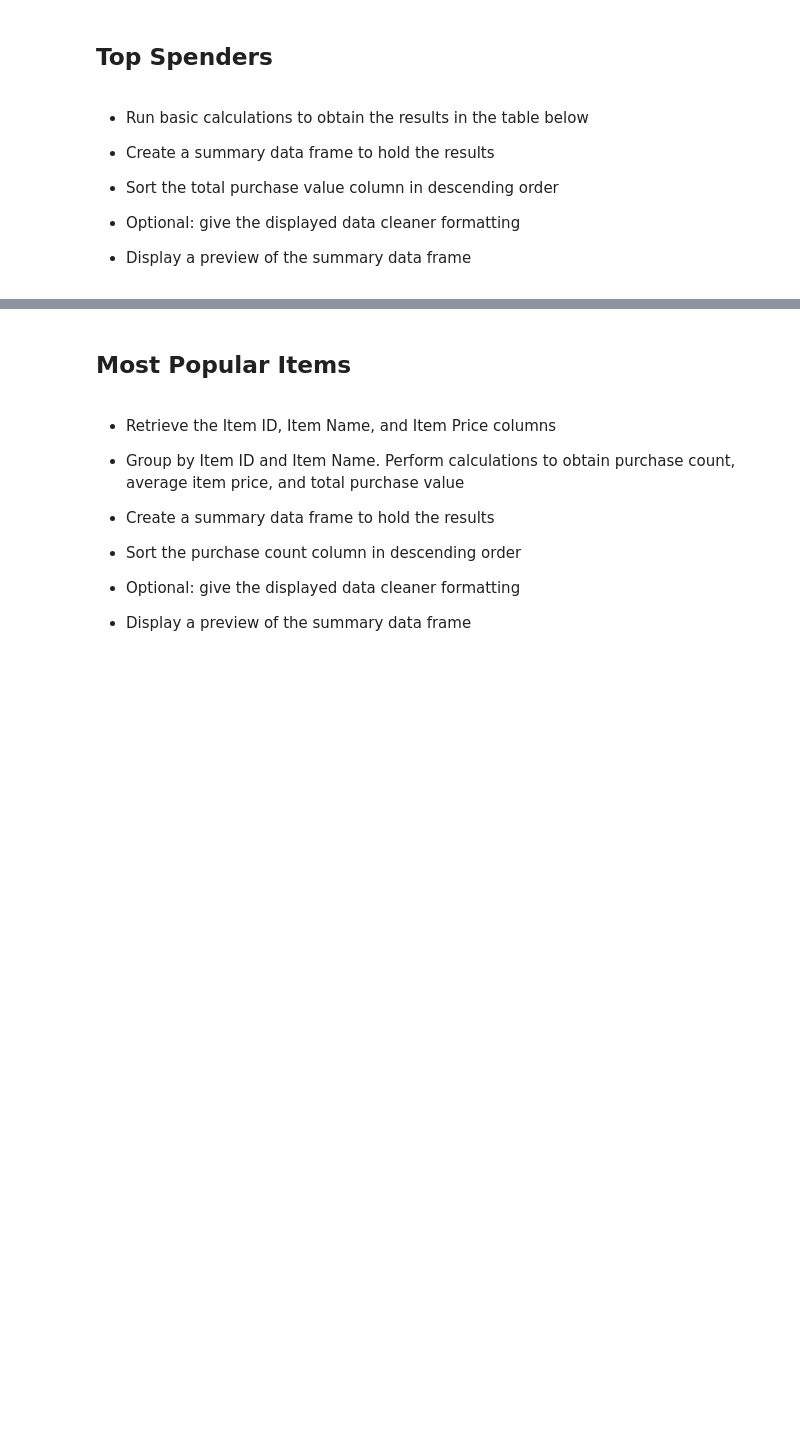
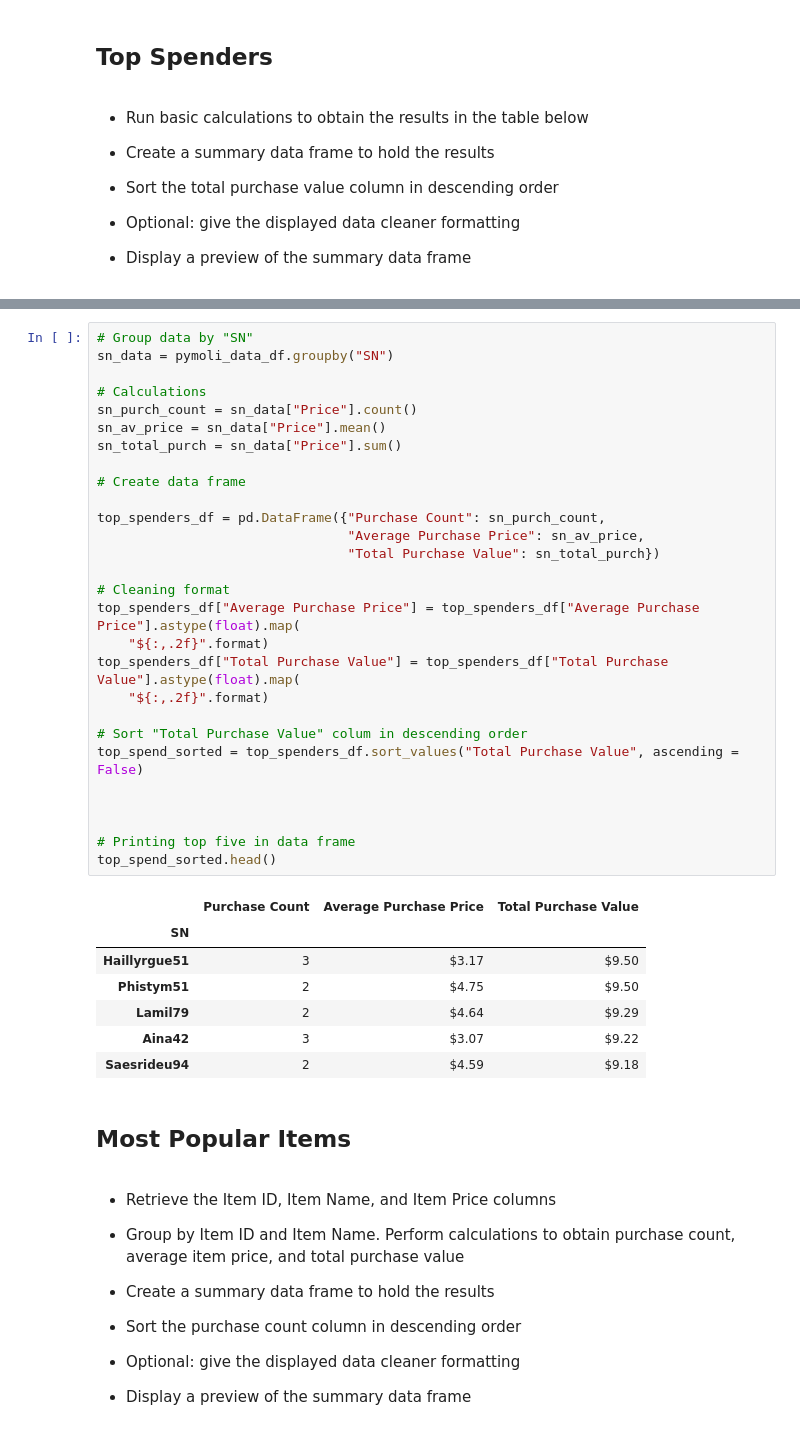
Before and after one commit to tatianafrattale/pandas-challenge, a Jupyter notebook: HeroesOfPymoli/HeroesOfPymoli_starter.ipynb, the cells around one changed output, grey strips where cells are left out. Cells and saved outputs as stored; diff of their text form; blank space fills up the shorter version.

Commit message:
topspenders calculations with errors to be fixed

```diff
--- a/HeroesOfPymoli/HeroesOfPymoli_starter.ipynb
+++ b/HeroesOfPymoli/HeroesOfPymoli_starter.ipynb
@@ -353,3 +344,39 @@ age_purch_analysis
+# %%
+# Group data by "SN"
+sn_data = pymoli_data_df.groupby("SN")
+
+# Calculations
+sn_purch_count = sn_data["Price"].count()
+sn_av_price = sn_data["Price"].mean()
+sn_total_purch = sn_data["Price"].sum()
+
+# Create data frame
+
+top_spenders_df = pd.DataFrame({"Purchase Count": sn_purch_count,
+                                "Average Purchase Price": sn_av_price,
+                                "Total Purchase Value": sn_total_purch})
+
+# Cleaning format
+top_spenders_df["Average Purchase Price"] = top_spenders_df["Average Purchase Price"].astype(float).map(
+    "${:,.2f}".format)
+top_spenders_df["Total Purchase Value"] = top_spenders_df["Total Purchase Value"].astype(float).map(
+    "${:,.2f}".format)
+
+# Sort "Total Purchase Value" colum in descending order
+top_spend_sorted = top_spenders_df.sort_values("Total Purchase Value", ascending = False)
+
+
+
+# Printing top five in data frame
+top_spend_sorted.head()
+# %% [output]
+|  | Purchase Count | Average Purchase Price | Total Purchase Value |
+| SN |  |  |  |
+| Haillyrgue51 | 3 | $3.17 | $9.50 |
+| Phistym51 | 2 | $4.75 | $9.50 |
+| Lamil79 | 2 | $4.64 | $9.29 |
+| Aina42 | 3 | $3.07 | $9.22 |
+| Saesrideu94 | 2 | $4.59 | $9.18 |
 # %% [markdown]
 ## Most Popular Items
 # %% [markdown]
```
Also changed, not shown: parts of 3 cells of this notebook.
